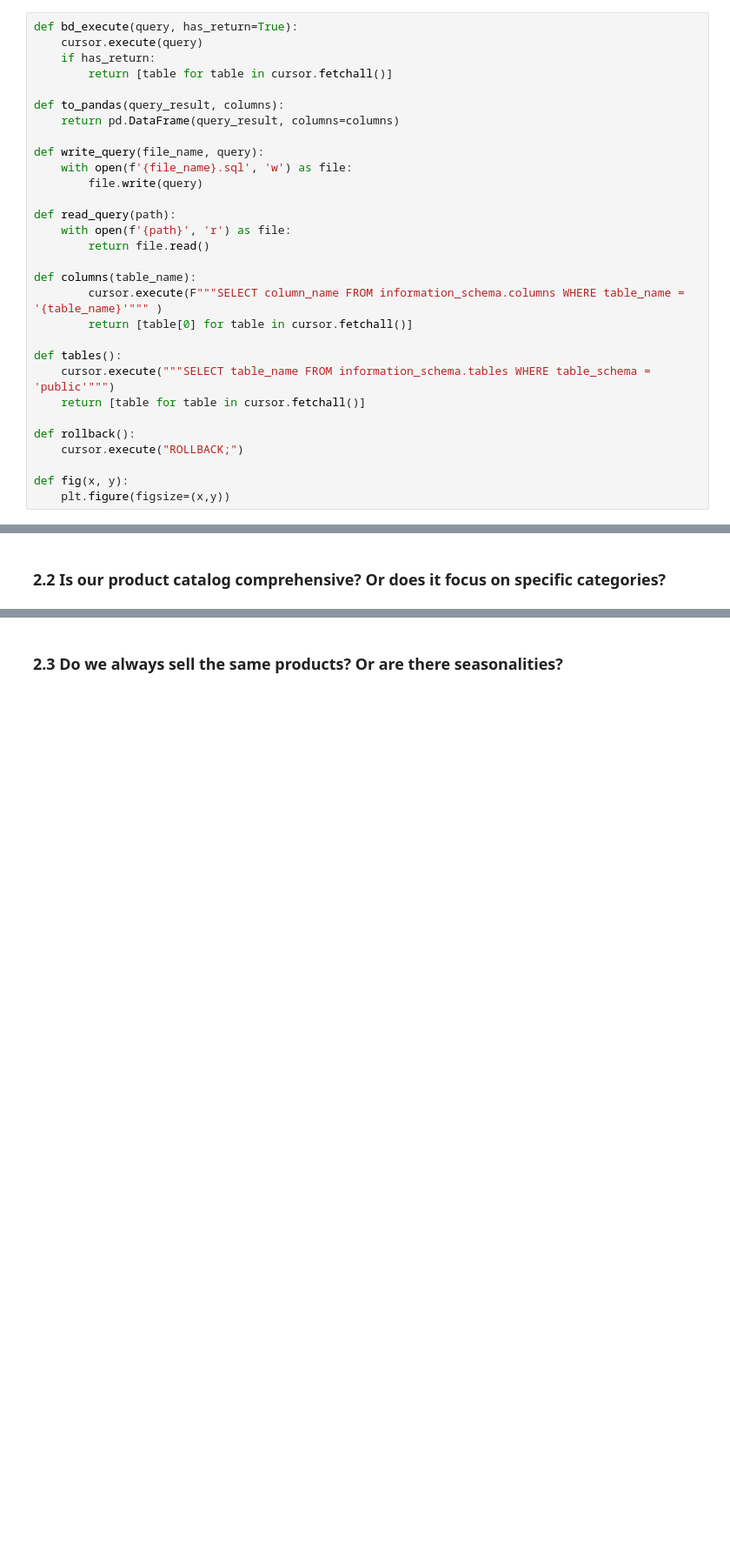
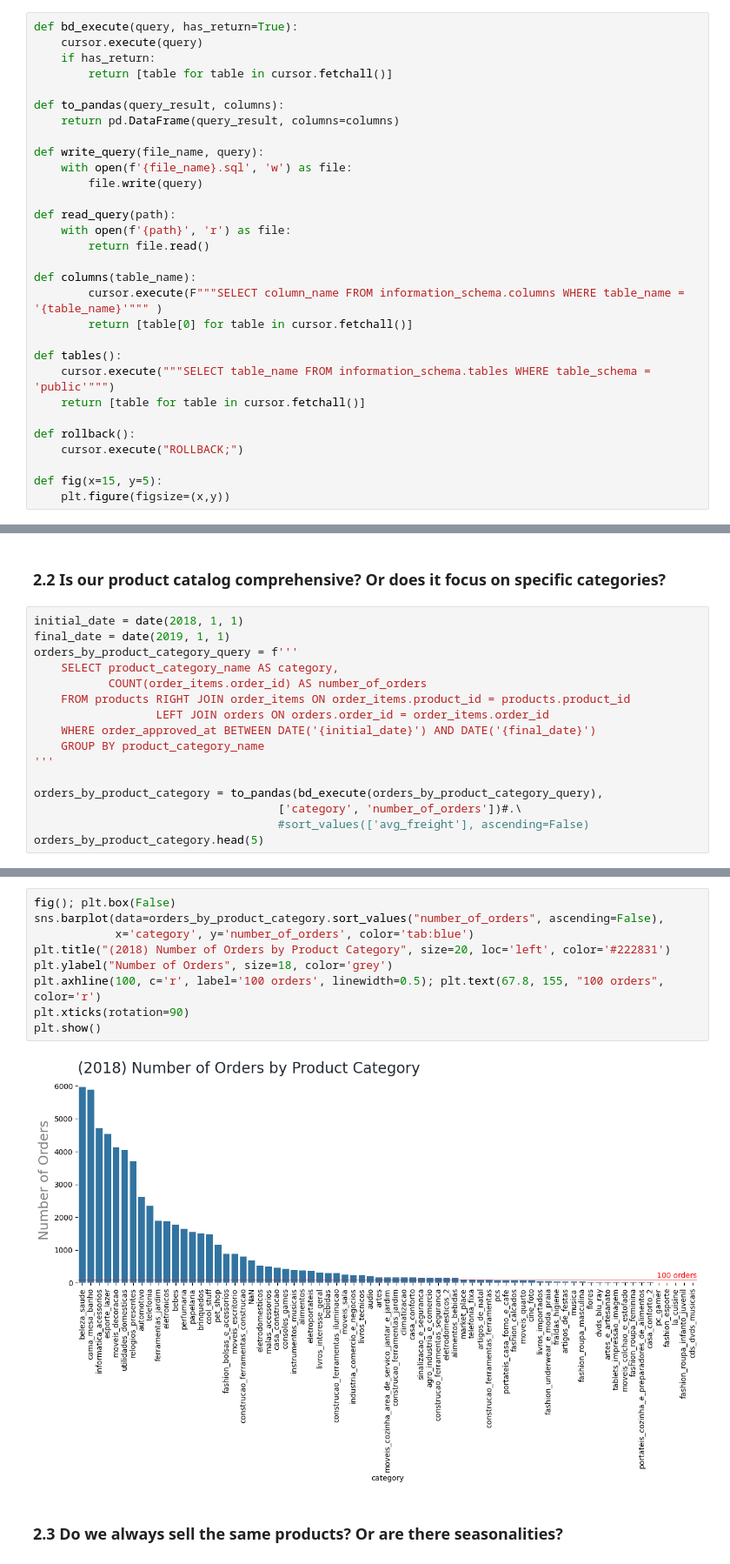
Before and after one commit to pauloreis-ds/olist, a Jupyter notebook: business_questions_insights/notebooks/1.1-pr-data-analysis-full-postgresql-challenge.ipynb, the cells around one changed output, grey strips where cells are left out. Shown at 87% size. Cells and saved outputs as stored; diff of their text form; blank space fills up the shorter version.

```diff
--- a/business_questions_insights/notebooks/1.1-pr-data-analysis-full-postgresql-challenge.ipynb
+++ b/business_questions_insights/notebooks/1.1-pr-data-analysis-full-postgresql-challenge.ipynb
@@ -87,7 +87,7 @@ def tables():
 def rollback():
     cursor.execute("ROLLBACK;")
 
-def fig(x, y):
+def fig(x=15, y=5):
     plt.figure(figsize=(x,y))
 # %% [markdown]
 ## 1.0 Dashboard Queries
@@ -431,3 +431,19 @@ plt.show()
 [figure]
 # %% [markdown]
 ### 2.2 Is our product catalog comprehensive? Or does it focus on specific categories?
+# %%
+initial_date = date(2018, 1, 1)
+final_date = date(2019, 1, 1)
+orders_by_product_category_query = f'''
+    SELECT product_category_name AS category,
+           COUNT(order_items.order_id) AS number_of_orders
+    FROM products RIGHT JOIN order_items ON order_items.product_id = products.product_id
+                  LEFT JOIN orders ON orders.order_id = order_items.order_id
+    WHERE order_approved_at BETWEEN DATE('{initial_date}') AND DATE('{final_date}')
+    GROUP BY product_category_name
+'''
+
+orders_by_product_category = to_pandas(bd_execute(orders_by_product_category_query),
+                                    ['category', 'number_of_orders'])#.\
+                                    #sort_values(['avg_freight'], ascending=False)
+orders_by_product_category.head(5)
@@ -434,3 +467,14 @@ plt.show()
+# %%
+fig(); plt.box(False)
+sns.barplot(data=orders_by_product_category.sort_values("number_of_orders", ascending=False),
+            x='category', y='number_of_orders', color='tab:blue')
+plt.title("(2018) Number of Orders by Product Category", size=20, loc='left', color='#222831')
+plt.ylabel("Number of Orders", size=18, color='grey')
+plt.axhline(100, c='r', label='100 orders', linewidth=0.5); plt.text(67.8, 155, "100 orders", color='r')
+plt.xticks(rotation=90)
+plt.show()
+# %% [output]
+[figure, added]
 # %% [markdown]
 ### 2.3 Do we always sell the same products? Or are there seasonalities?
 # %% [markdown]
```
Also changed, not shown: parts of 3 cells of this notebook, 2 other files.
